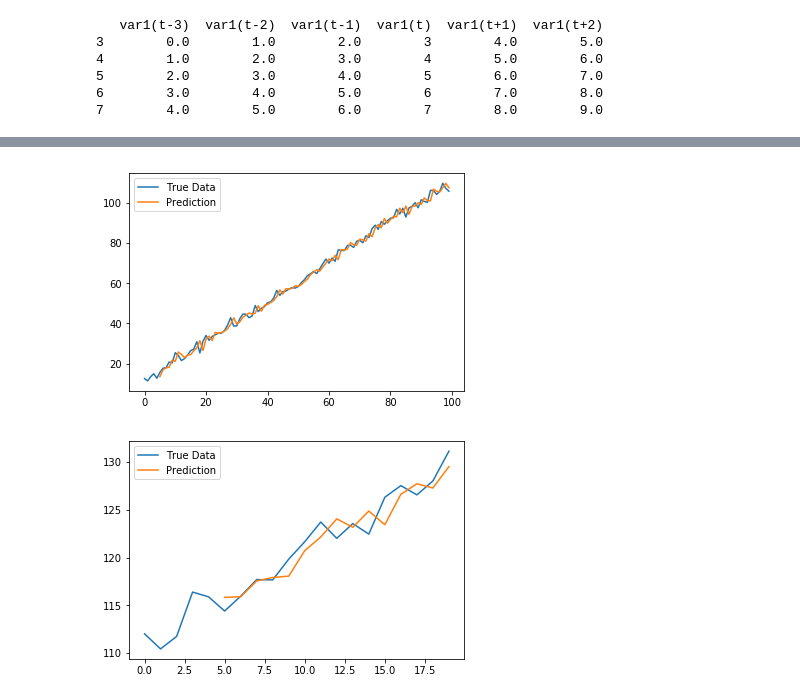
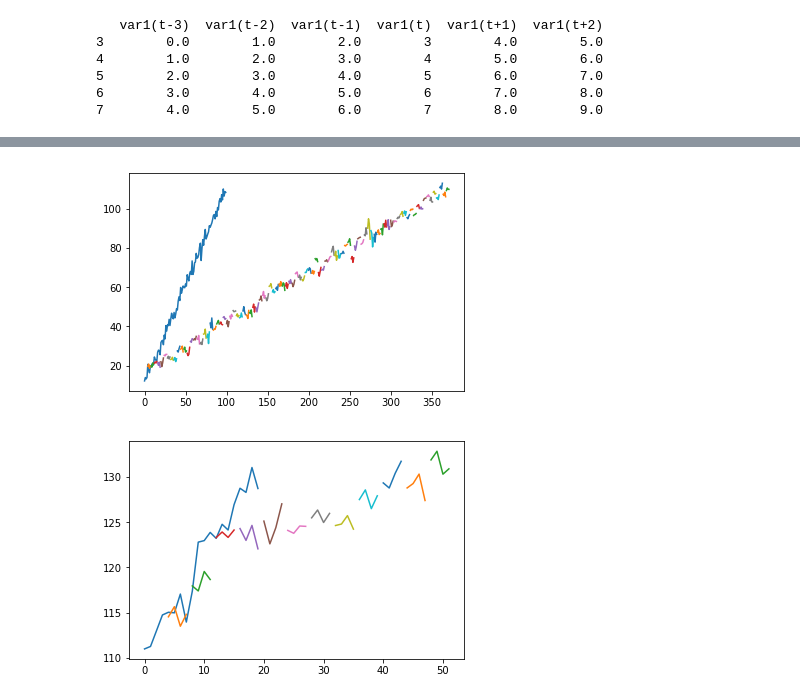
Before and after one commit to skeydan/timeseries_prediction_deeplearning, a Jupyter notebook: test_lstm_timedistributed.ipynb, the cells around one changed output, grey strips where cells are left out. Drawn from its saved outputs; the diff is of its cells as text; code cells hidden in the pictures.

Commit message:
fix shape errors

```diff
--- a/test_lstm_timedistributed.ipynb
+++ b/test_lstm_timedistributed.ipynb
@@ -208,9 +217,9 @@ def fit_lstm_stateful(train, batchsize, num_epochs, num_neurons):
     return model
 # %%
 def fit_lstm_stateless(train, batchsize, num_epochs, num_neurons):
-    X, y = train[:, 0:lstm_num_timesteps+1], train[:, lstm_num_timesteps+1:]
+    X, y = train[:, 0:lstm_num_timesteps], train[:, lstm_num_timesteps:]
     # reshape input to be [samples, time steps, features]
-    X = np.reshape(X, (X.shape[0], lstm_num_predictions, lstm_num_features))
+    X = np.reshape(X, (X.shape[0], lstm_num_timesteps, lstm_num_features))
     y = np.reshape(y, (y.shape[0], lstm_num_predictions, lstm_num_features))
     model = Sequential()
     model.add(LSTM(num_neurons, batch_input_shape=(batchsize, X.shape[1], X.shape[2]), return_sequences = True))
@@ -224,6 +233,6 @@ def fit_lstm_stateless(train, batchsize, num_epochs, num_neurons):
 def forecast_lstm(model, batch_size, X):
     if lstm_stateful:
          model.reset_states()
-    X = X.reshape(1, 1, len(X))
+    X = X.reshape(1, len(X), 1)
     yhat = model.predict(X, batch_size=batch_size)
-    return yhat[0,0]
+    return yhat[0,:,0]
@@ -241,7 +267,7 @@ else:
 
 train_predictions = list()
 for i in range(len(train_scaled)):
-    X, y = train_scaled[:, 0:lstm_num_timesteps+1], train_scaled[:, lstm_num_timesteps+1:]
+    X, y = train_scaled[i, 0:lstm_num_timesteps], train_scaled[i, lstm_num_timesteps:]
     yhat = forecast_lstm(lstm_model, 1, X)
     yhat = invert_scale(scaler, X, yhat)
     yhat = inverse_difference(train, yhat, len(train_scaled)+1-i)
@@ -249,14 +275,11 @@ for i in range(len(train_scaled)):
 
 test_predictions = list()
 for i in range(len(test_scaled)):
-    X, y = train_scaled[:, 0:lstm_num_timesteps+1], train_scaled[:, lstm_num_timesteps+1:]
+    X, y = train_scaled[i, 0:lstm_num_timesteps], train_scaled[i, lstm_num_timesteps:]
     yhat = forecast_lstm(lstm_model, 1, X)
     yhat = invert_scale(scaler, X, yhat)
     yhat = inverse_difference(test, yhat, len(test_scaled)+1-i)
     test_predictions.append(yhat)
-
-rmse = sqrt(mean_squared_error(test[effective_timesteps:], test_predictions))
-print('Test RMSE: %.3f' % rmse)
 # %% [output]
 _________________________________________________________________
 Layer (type)                 Output Shape              Param #
@@ -307,11 +333,21 @@ def plot_results(predicted_data, true_data):
     plt.plot(padding + predicted_data, label='Prediction')
     plt.legend()
     plt.show()
+# %%
+def plot_results_multiple(predicted_data, true_data, prediction_window):
+    fig = plt.figure(facecolor='white')
+    ax = fig.add_subplot(111)
+    ax.plot(true_data, label='True Data')
+    for i, data in enumerate(predicted_data):
+        padding = np.array([np.nan for p in range((i+1) * 4)])
+        plt.plot(np.append(padding,data))
+    #plt.savefig(fig_name)
+    plt.show()
 # %%
-plot_results(train_predictions, train)
+plot_results_multiple(train_predictions, train, lstm_num_predictions)
 # %% [output]
-[figure, old version]
+[figure, new version]
 # %%
-plot_results(test_predictions, test)
+plot_results_multiple(test_predictions, test, lstm_num_predictions)
 # %% [output]
-[figure, old version]
+[figure, new version]
```
Also changed, not shown: parts of 15 cells of this notebook, 3 other files.
